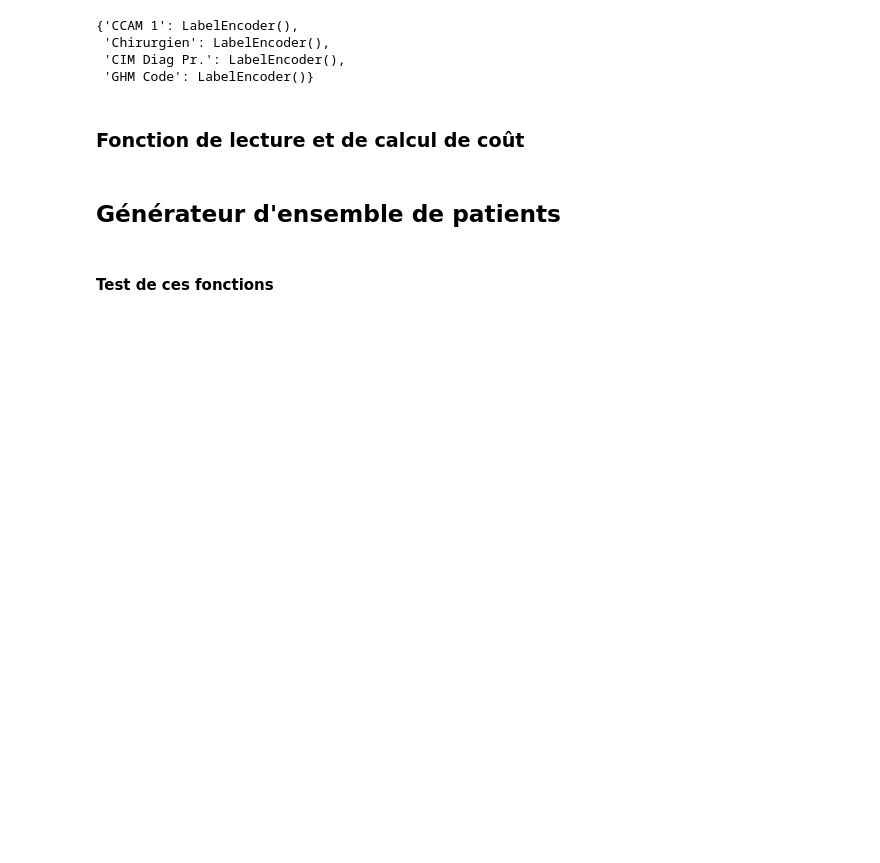
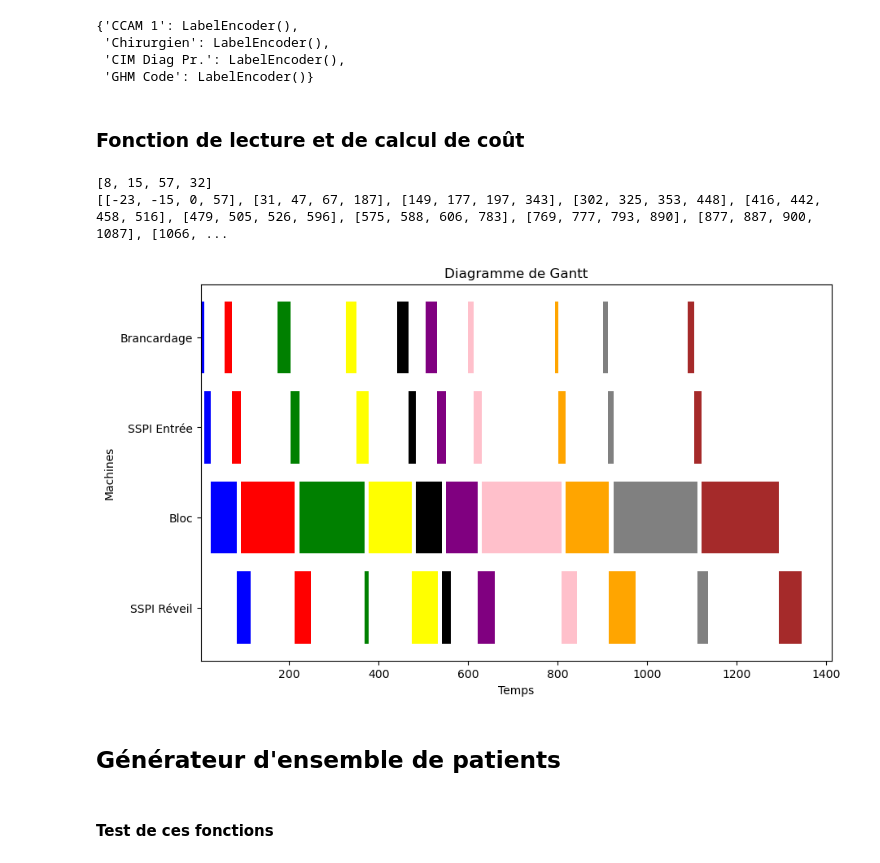
Before and after one commit to 101015010/filrouge_ias, a Jupyter notebook: ordonnancement.ipynb, the cells around one changed output. Cells and saved outputs as stored; diff of their text form; code cells hidden in the pictures; blank space fills up the shorter version.

```diff
--- a/ordonnancement.ipynb
+++ b/ordonnancement.ipynb
@@ -94,6 +94,15 @@ def cout(ordo):
     coutTotal = finDernierActe - debutPremierActe
     coutBloc = liste[-1][3]
     return coutTotal, coutBloc
+# %%
+ordo = Generateur(10)
+print(ordo[0])
+print(Lecture(ordo, 0))
+diagrammeGantt(ordo)
+# %% [output]
+[8, 15, 57, 32]
+[[-23, -15, 0, 57], [31, 47, 67, 187], [149, 177, 197, 343], [302, 325, 353, 448], [416, 442, 458, 516], [479, 505, 526, 596], [575, 588, 606, 783], [769, 777, 793, 890], [877, 887, 900, 1087], [1066, ...
+[figure, added]
 # %%
 def diagrammeGantt(ordo):
     starts = Lecture(ordo,25)
```
Also changed, not shown: parts of 1 cell of this notebook, 1 other file.
